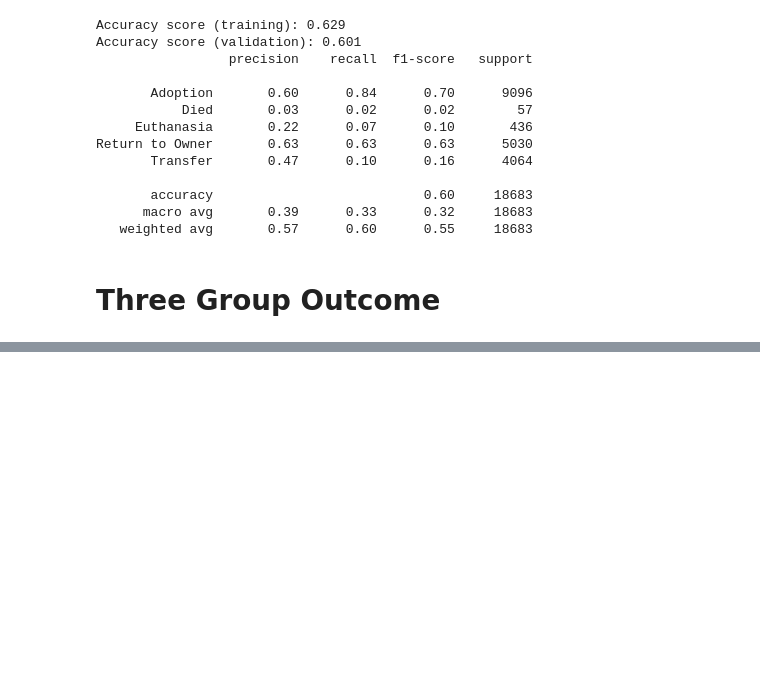
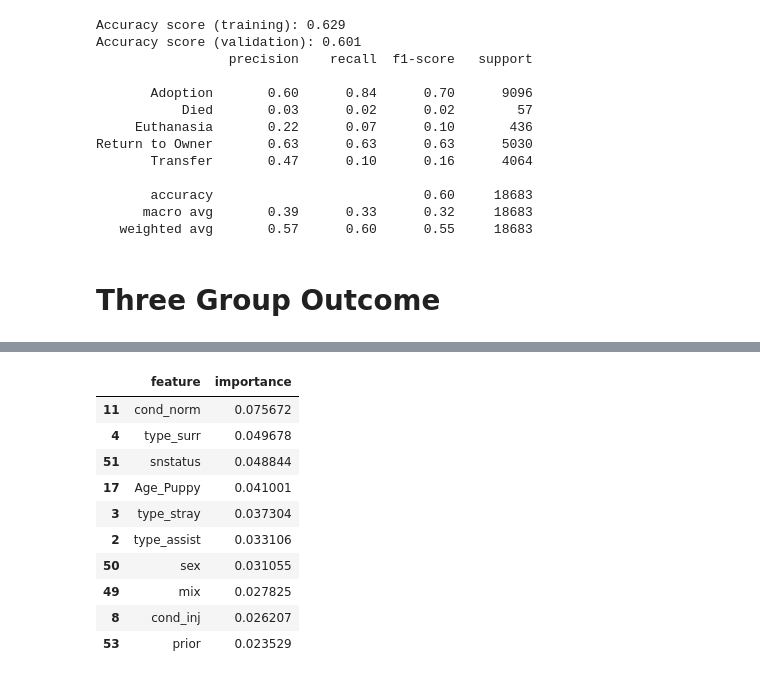
Before and after one commit to M-Outlaw/BootCamp-Mod-20-Animal_Shelter_Analysis, a Jupyter notebook: MachineLearning.ipynb, the cells around one changed output, grey strips where cells are left out. Saved outputs shown, nothing was run; the diff lists cells and outputs as text; code cells hidden in the pictures; blank space fills up the shorter version.

```diff
--- a/MLprep.ipynb
+++ b/MachineLearning.ipynb
@@ -697,0 +732,3 @@ weighted avg       0.78      0.79      0.77     18683
+# %%
+#Split into training and testing sets
+X_train, X_test, y_train, y_test=train_test_split(X,y2,random_state=0)
@@ -697,0 +781,21 @@ weighted avg       0.78      0.79      0.77     18683
+# %%
+#Feature importances for random forest model
+#Get top 10 features from random forest model
+importances = rf_model.feature_importances_
+feature_names=coded_data.columns
+
+d={"feature": feature_names,"importance":importances}
+importance_df=pd.DataFrame(d).sort_values(by="importance", ascending=False)
+importance_df.head(10)
+# %% [output]
+|  | feature | importance |
+| 11 | cond_norm | 0.075672 |
+| 4 | type_surr | 0.049678 |
+| 51 | snstatus | 0.048844 |
+| 17 | Age_Puppy | 0.041001 |
+| 3 | type_stray | 0.037304 |
+| 2 | type_assist | 0.033106 |
+| 50 | sex | 0.031055 |
+| 49 | mix | 0.027825 |
+| 8 | cond_inj | 0.026207 |
+| 53 | prior | 0.023529 |
```
Also changed, not shown: parts of 15 cells of this notebook.
